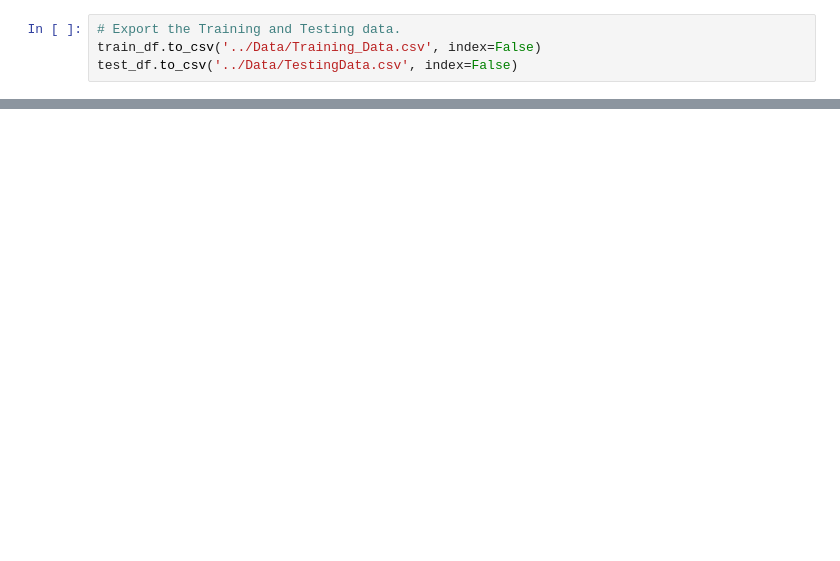
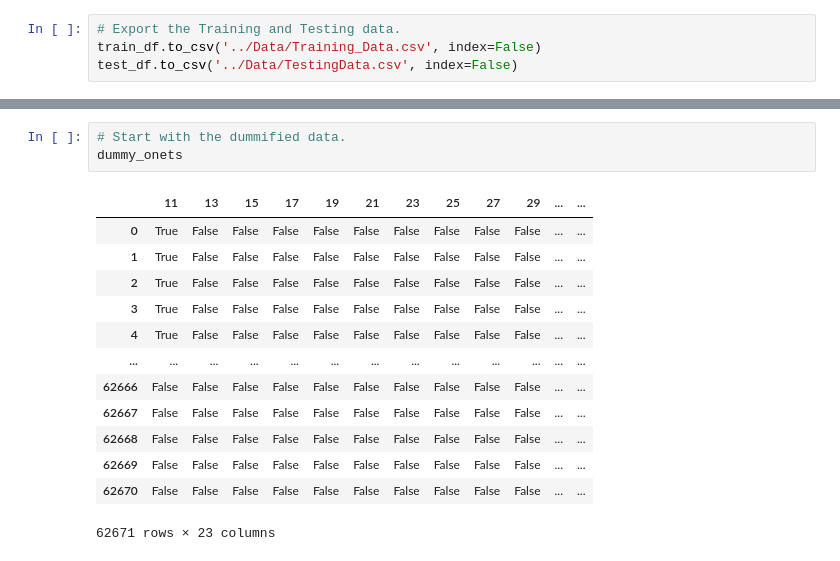
Before and after one commit to OhOmah/ResumeSkillExtraction, a Jupyter notebook: Model Version 2/DataManipulation V2.ipynb, the cells around one changed output, grey strips where cells are left out. Cells and saved outputs as stored; diff of their text form; blank space fills up the shorter version.

```diff
--- a/Model Version 2/DataManipulation V2.ipynb
+++ b/Model Version 2/DataManipulation V2.ipynb
@@ -208,0 +206,17 @@ From here we take the data that was set up for the model and split it into a tra
+# %%
+# Start with the dummified data.
+dummy_onets
+# %% [output]
+|  | 11 | 13 | 15 | 17 | 19 | 21 | 23 | 25 | 27 | 29 | ... | ... |
+| 0 | True | False | False | False | False | False | False | False | False | False | ... | ... |
+| 1 | True | False | False | False | False | False | False | False | False | False | ... | ... |
+| 2 | True | False | False | False | False | False | False | False | False | False | ... | ... |
+| 3 | True | False | False | False | False | False | False | False | False | False | ... | ... |
+| 4 | True | False | False | False | False | False | False | False | False | False | ... | ... |
+| ... | ... | ... | ... | ... | ... | ... | ... | ... | ... | ... | ... | ... |
+| 62666 | False | False | False | False | False | False | False | False | False | False | ... | ... |
+| 62667 | False | False | False | False | False | False | False | False | False | False | ... | ... |
+| 62668 | False | False | False | False | False | False | False | False | False | False | ... | ... |
+| 62669 | False | False | False | False | False | False | False | False | False | False | ... | ... |
+| 62670 | False | False | False | False | False | False | False | False | False | False | ... | ... |
+62671 rows × 23 columns
```
Also changed, not shown: parts of 13 cells of this notebook.
